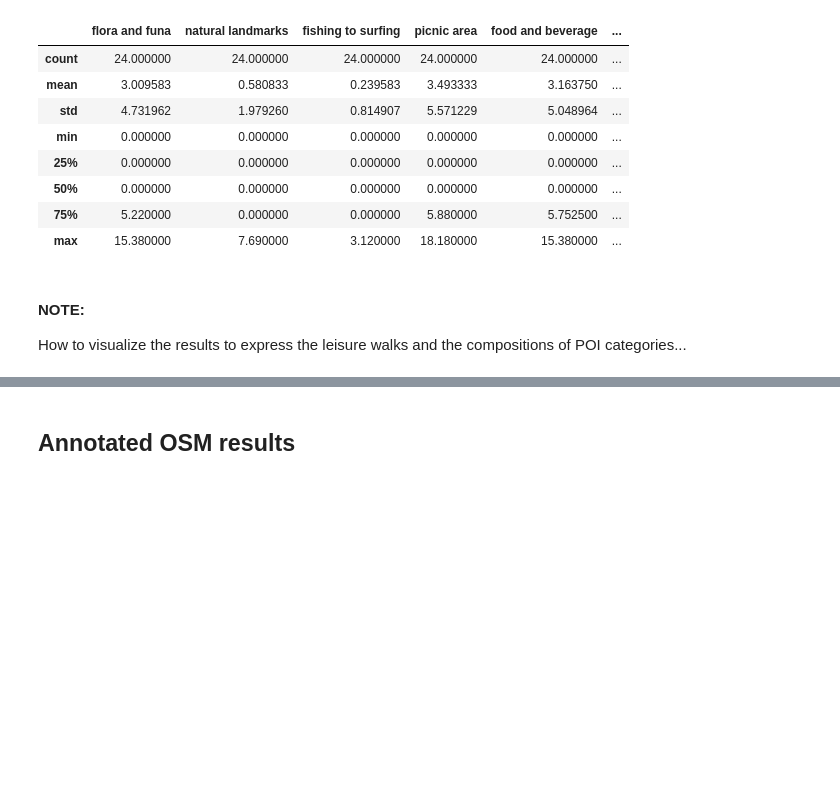
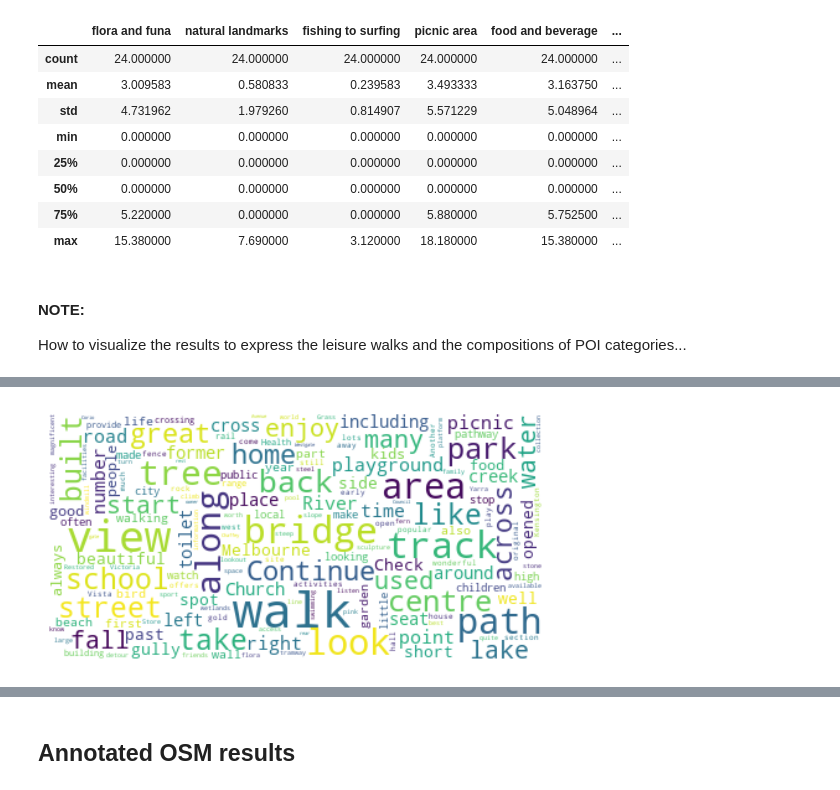
Before and after one commit to hamzeiehsan/leisure-walking-analysis, a Jupyter notebook: 2. annotation analysis.ipynb, the cells around one changed output, grey strips where cells are left out. Cells and saved outputs as stored; diff of their text form; code cells hidden in the pictures; blank space fills up the shorter version.

```diff
--- a/2. annotation analysis.ipynb
+++ b/2. annotation analysis.ipynb
@@ -449,0 +673,6 @@ How to visualize the results to express the leisure walks and the compositions o
+# %%
+w1, p1 = extract_cluster_description_text(1)
+# %%
+generate_wordcloud(p1)
+# %% [output]
+[figure, added]
```
Also changed, not shown: parts of 43 cells of this notebook.
